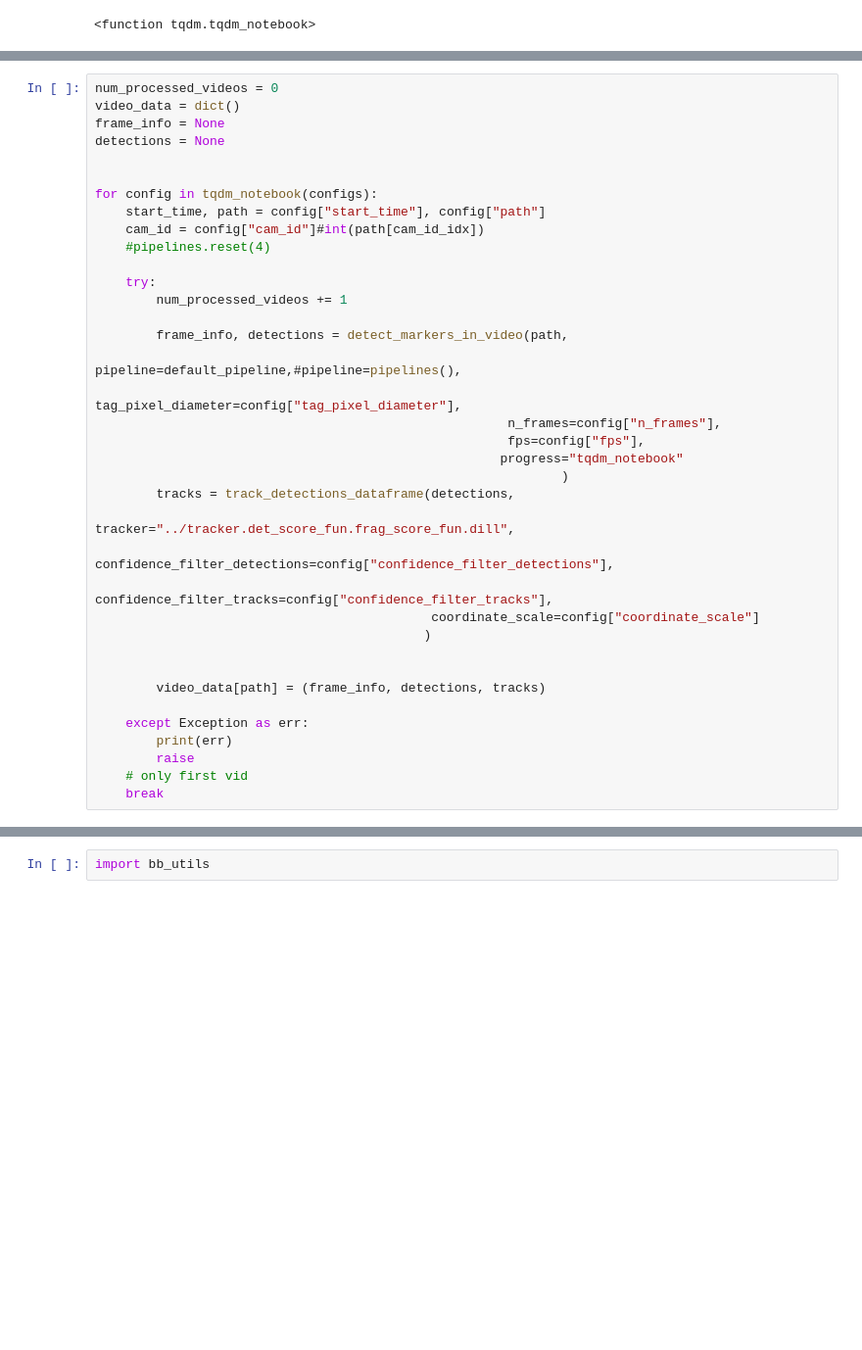
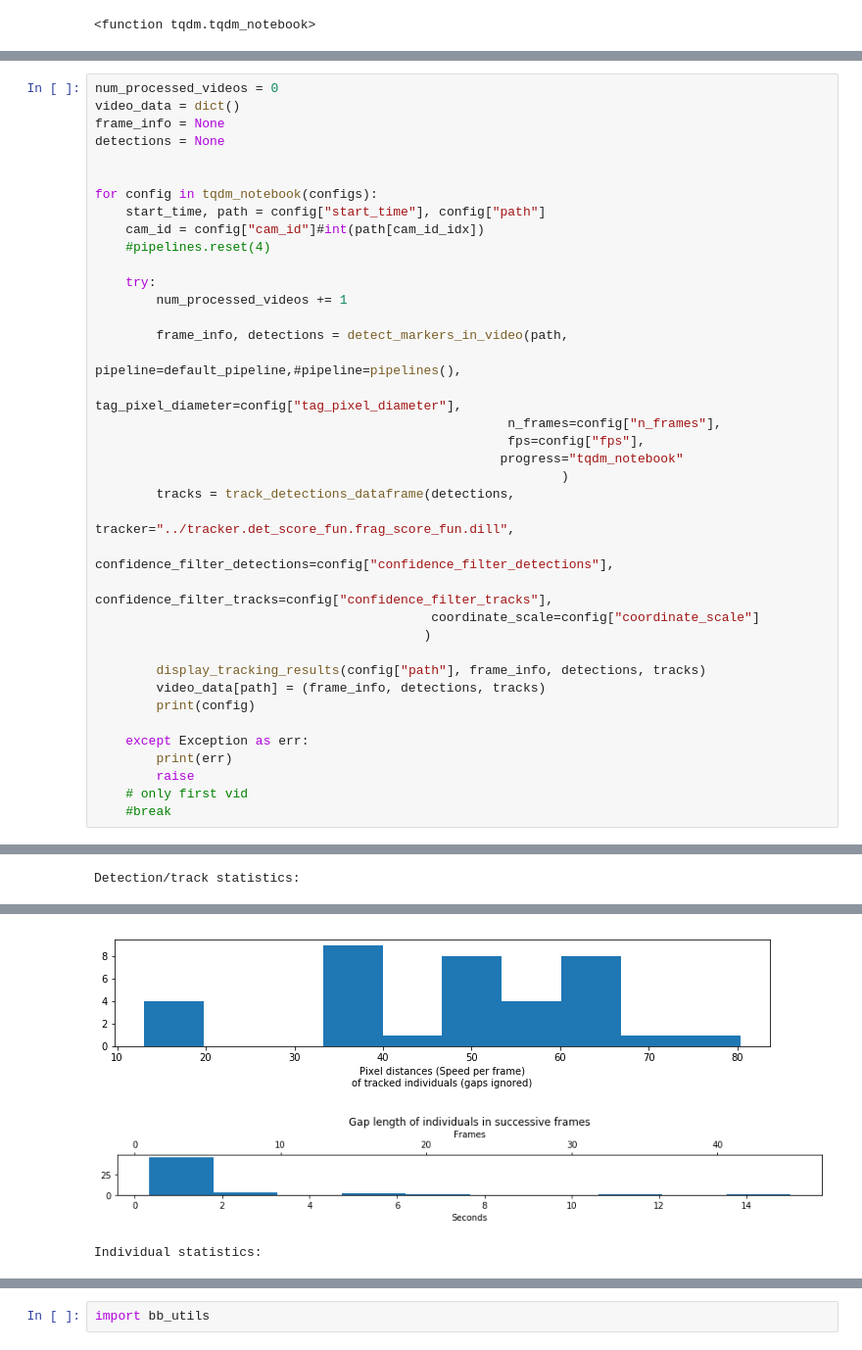
Before and after one commit to tschopo/swp_bioroboticslab, a Jupyter notebook: pipeline_tracking_test.ipynb, the cells around one changed output, grey strips where cells are left out. Shown at 98% size. Saved outputs shown, nothing was run; the diff lists cells and outputs as text; blank space fills up the shorter version.

Commit message:
test different tracking parameters

```diff
--- a/pipeline_tracking_test.ipynb
+++ b/pipeline_tracking_test.ipynb
@@ -150,14 +179,15 @@ for config in tqdm_notebook(configs):
                                             coordinate_scale=config["coordinate_scale"]
                                            )
 
-
+        display_tracking_results(config["path"], frame_info, detections, tracks)
         video_data[path] = (frame_info, detections, tracks)
+        print(config)
 
     except Exception as err:
         print(err)
         raise
     # only first vid
-    break
+    #break
 # %% [output]
 Widget Javascript not detected.  It may not be installed or enabled properly.
 Widget Javascript not detected.  It may not be installed or enabled properly.
@@ -163,0 +201 @@ Widget Javascript not detected.  It may not be installed or enabled properly.
+Detection/track statistics:
@@ -163,0 +204,3 @@ Widget Javascript not detected.  It may not be installed or enabled properly.
+[figure, added]
+[figure, added]
+Individual statistics:
```
Also changed, not shown: parts of 12 cells of this notebook.
